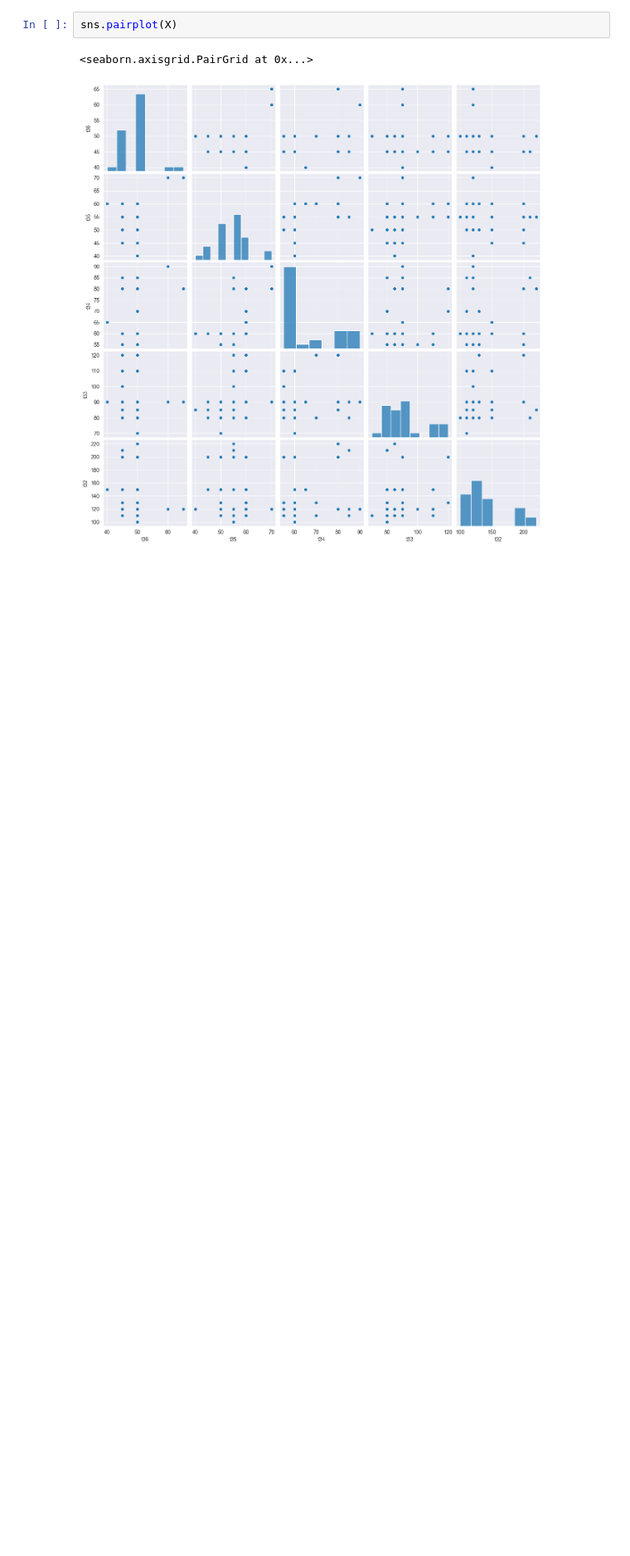
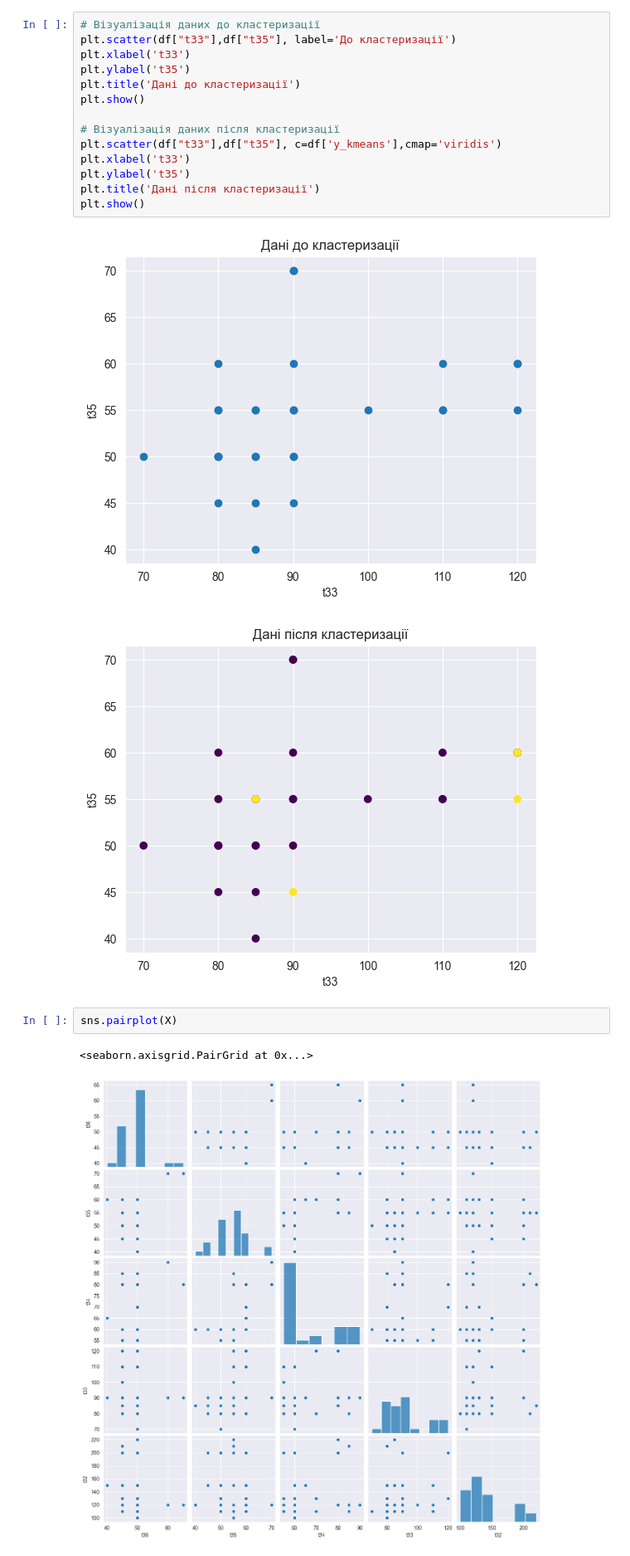
Before and after one commit to Ludens101/tssd_lab1, a Jupyter notebook: lab1.ipynb, the cells around one changed output. Shown at 83% size. Drawn from its saved outputs; the diff is of its cells as text; blank space fills up the shorter version.

```diff
--- a/lab1.ipynb
+++ b/lab1.ipynb
@@ -69,3 +69,20 @@ plt.scatter(df["t36"],df["t34"], c=df['y_kmeans'])
+# %%
+# Візуалізація даних до кластеризації
+plt.scatter(df["t33"],df["t35"], label='До кластеризації')
+plt.xlabel('t33')
+plt.ylabel('t35')
+plt.title('Дані до кластеризації')
+plt.show()
+
+# Візуалізація даних після кластеризації
+plt.scatter(df["t33"],df["t35"], c=df['y_kmeans'],cmap='viridis')
+plt.xlabel('t33')
+plt.ylabel('t35')
+plt.title('Дані після кластеризації')
+plt.show()
+# %% [output]
+[figure, added]
+[figure, added]
 # %%
 sns.pairplot(X)
 # %% [output]
```
Also changed, not shown: parts of 17 cells of this notebook.
